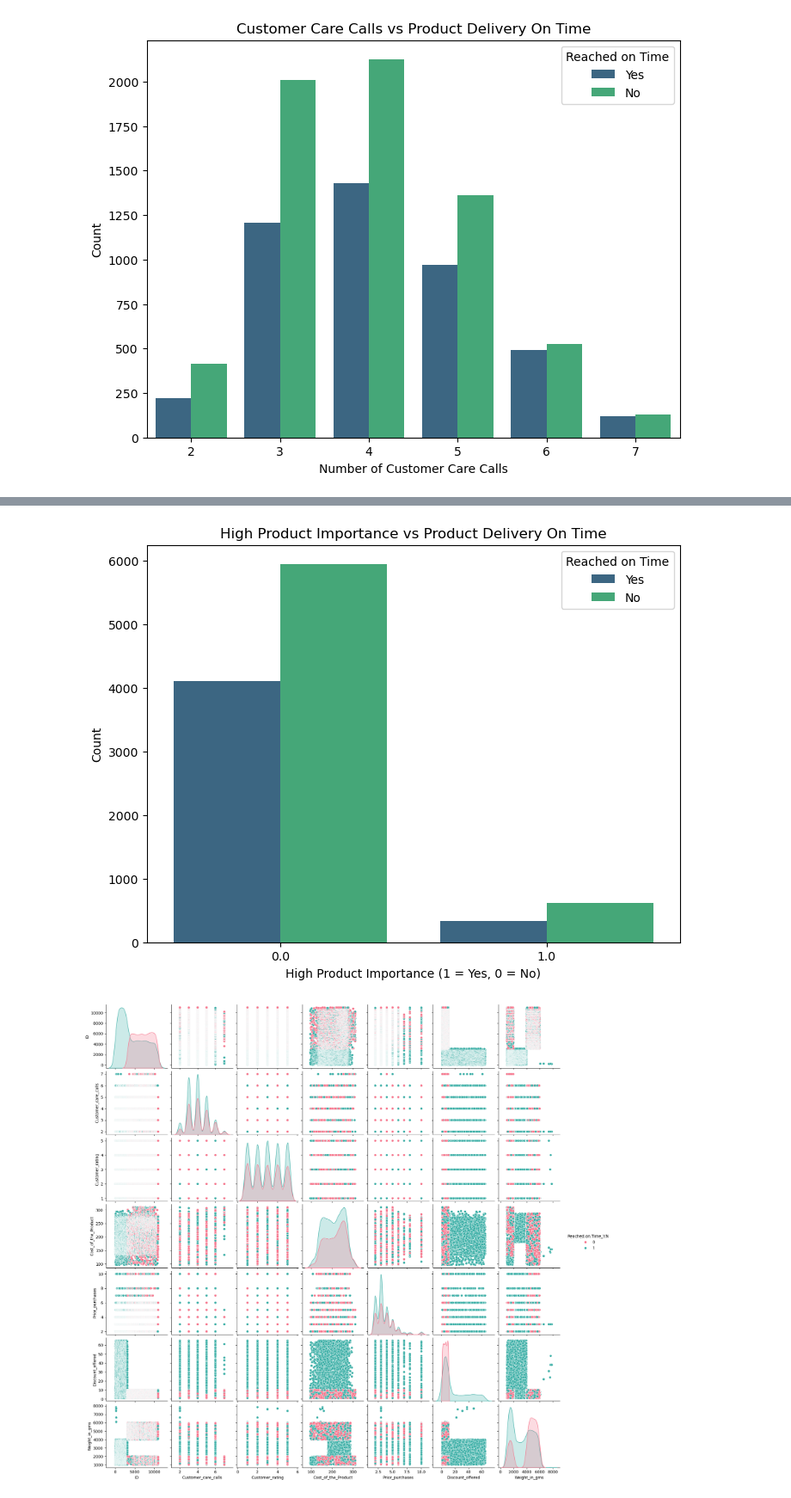
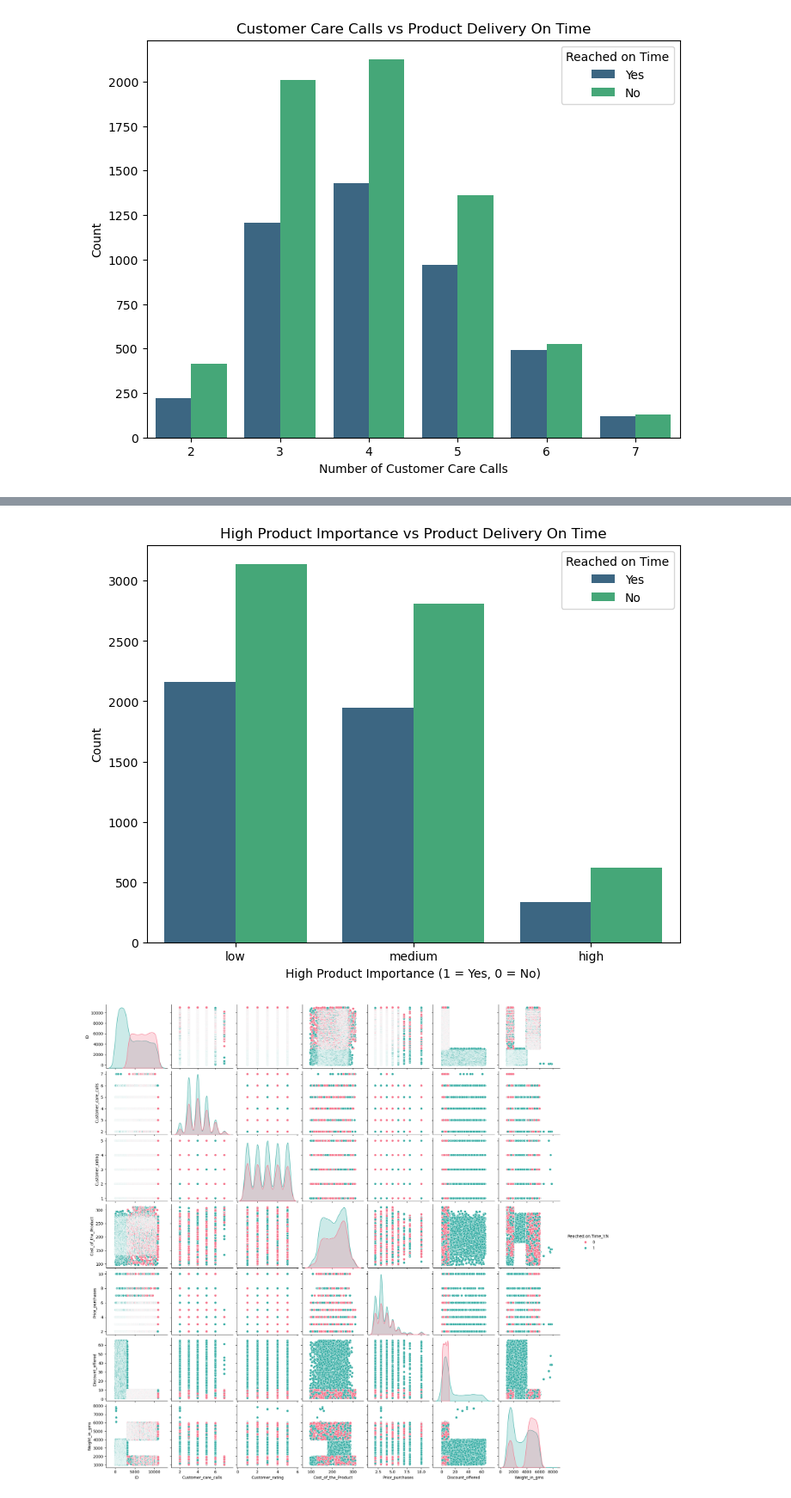
Before and after one commit to Mulwajoseph/E-Commerce-Shipping-Project-, a Jupyter notebook: student.ipynb, the cells around one changed output, grey strips where cells are left out. Shown at 86% size. Drawn from its saved outputs; the diff is of its cells as text; code cells hidden in the pictures.

```diff
--- a/student.ipynb
+++ b/student.ipynb
@@ -185,16 +194,16 @@ plt.show()
 # %%
 # Objective 4: If Product importance is high, having highest rating or being delivered on time?
 plt.figure(figsize=(8, 6))
-sns.countplot(x='Product_importance_high', hue='Reached.on.Time_Y.N', data=df, palette='viridis')
+sns.countplot(x='Product_importance', hue='Reached.on.Time_Y.N', data=df, palette='viridis')
 plt.title('High Product Importance vs Product Delivery On Time')
 plt.xlabel('High Product Importance (1 = Yes, 0 = No)')
 plt.ylabel('Count')
 plt.legend(title='Reached on Time', labels=['Yes', 'No'])
 plt.show()
 
 #from our plot we can see that most products that were delivered on time had high product importance
 # %% [output]
-[figure, old version]
+[figure, new version]
 # %%
 #A pairplot
 sns.pairplot(df, hue="Reached.on.Time_Y.N", diag_kind="kde", palette="husl")
```
Also changed, not shown: parts of 3 cells of this notebook.
